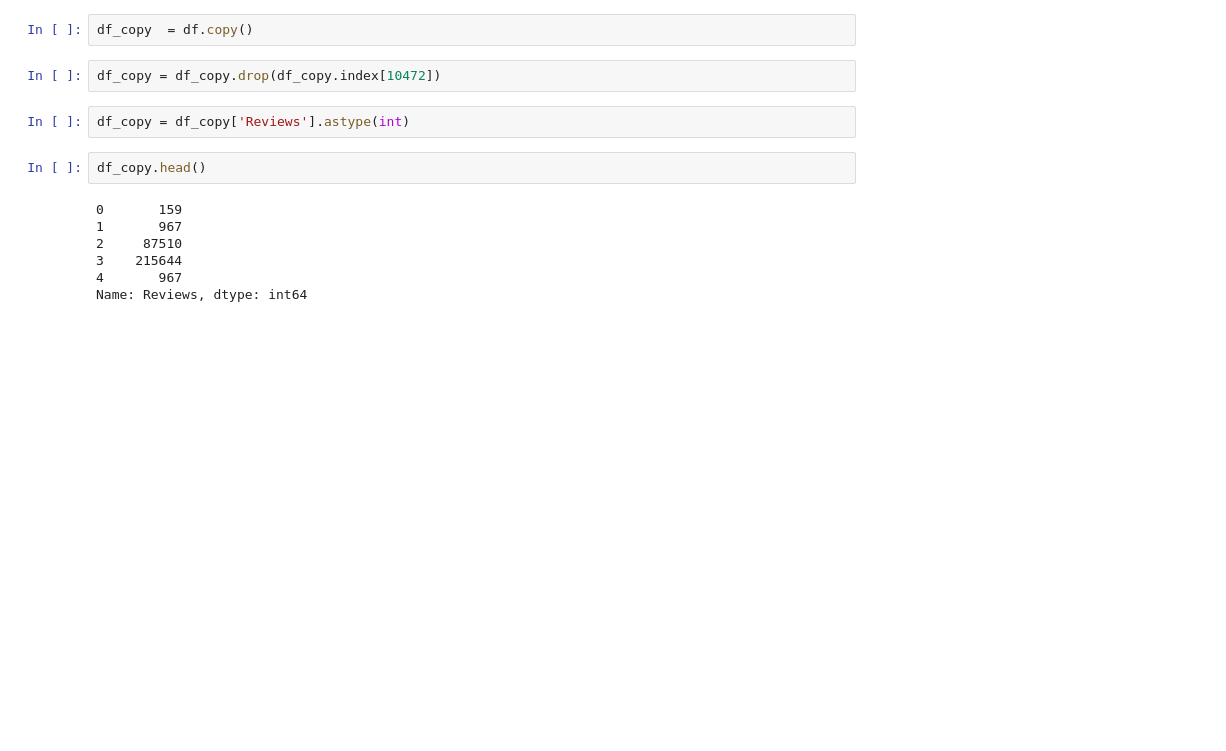
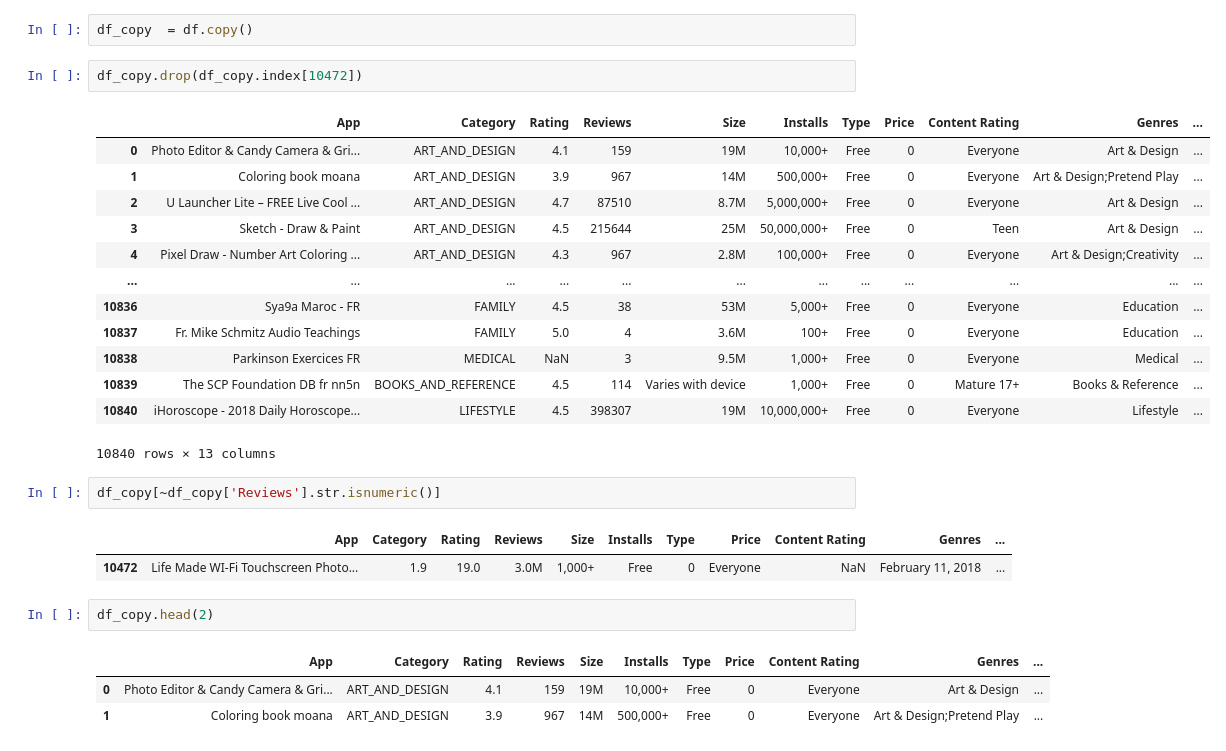
Before and after one commit to Kiritiaajd/MACHINE_LEARNING, a Jupyter notebook: ExploratoryDataAnalysis/Google play store dataset/GoogleDatasetPlayStore.ipynb, the cells around one changed output. Drawn from its saved outputs; the diff is of its cells as text; blank space fills up the shorter version.

```diff
--- a/ExploratoryDataAnalysis/Google play store dataset/GoogleDatasetPlayStore.ipynb
+++ b/ExploratoryDataAnalysis/Google play store dataset/GoogleDatasetPlayStore.ipynb
@@ -132,15 +132,29 @@ df[~df['Reviews'].str.isnumeric()]
 # %%
 df_copy  = df.copy()
 # %%
-df_copy = df_copy.drop(df_copy.index[10472])
+df_copy.drop(df_copy.index[10472])
+# %% [output]
+|  | App | Category | Rating | Reviews | Size | Installs | Type | Price | Content Rating | Genres | ... |
+| 0 | Photo Editor & Candy Camera & Gri... | ART_AND_DESIGN | 4.1 | 159 | 19M | 10,000+ | Free | 0 | Everyone | Art & Design | ... |
+| 1 | Coloring book moana | ART_AND_DESIGN | 3.9 | 967 | 14M | 500,000+ | Free | 0 | Everyone | Art & Design;Pretend Play | ... |
+| 2 | U Launcher Lite – FREE Live Cool ... | ART_AND_DESIGN | 4.7 | 87510 | 8.7M | 5,000,000+ | Free | 0 | Everyone | Art & Design | ... |
+| 3 | Sketch - Draw & Paint | ART_AND_DESIGN | 4.5 | 215644 | 25M | 50,000,000+ | Free | 0 | Teen | Art & Design | ... |
+| 4 | Pixel Draw - Number Art Coloring ... | ART_AND_DESIGN | 4.3 | 967 | 2.8M | 100,000+ | Free | 0 | Everyone | Art & Design;Creativity | ... |
+| ... | ... | ... | ... | ... | ... | ... | ... | ... | ... | ... | ... |
+| 10836 | Sya9a Maroc - FR | FAMILY | 4.5 | 38 | 53M | 5,000+ | Free | 0 | Everyone | Education | ... |
+| 10837 | Fr. Mike Schmitz Audio Teachings | FAMILY | 5.0 | 4 | 3.6M | 100+ | Free | 0 | Everyone | Education | ... |
+| 10838 | Parkinson Exercices FR | MEDICAL | NaN | 3 | 9.5M | 1,000+ | Free | 0 | Everyone | Medical | ... |
+| 10839 | The SCP Foundation DB fr nn5n | BOOKS_AND_REFERENCE | 4.5 | 114 | Varies with device | 1,000+ | Free | 0 | Mature 17+ | Books & Reference | ... |
+| 10840 | iHoroscope - 2018 Daily Horoscope... | LIFESTYLE | 4.5 | 398307 | 19M | 10,000,000+ | Free | 0 | Everyone | Lifestyle | ... |
+10840 rows × 13 columns
 # %%
-df_copy = df_copy['Reviews'].astype(int)
+df_copy[~df_copy['Reviews'].str.isnumeric()]
+# %% [output]
+|  | App | Category | Rating | Reviews | Size | Installs | Type | Price | Content Rating | Genres | ... |
+| 10472 | Life Made WI-Fi Touchscreen Photo... | 1.9 | 19.0 | 3.0M | 1,000+ | Free | 0 | Everyone | NaN | February 11, 2018 | ... |
 # %%
-df_copy.head()
+df_copy.head(2)
 # %% [output]
-0       159
-1       967
-2     87510
-3    215644
-4       967
-Name: Reviews, dtype: int64
+|  | App | Category | Rating | Reviews | Size | Installs | Type | Price | Content Rating | Genres | ... |
+| 0 | Photo Editor & Candy Camera & Gri... | ART_AND_DESIGN | 4.1 | 159 | 19M | 10,000+ | Free | 0 | Everyone | Art & Design | ... |
+| 1 | Coloring book moana | ART_AND_DESIGN | 3.9 | 967 | 14M | 500,000+ | Free | 0 | Everyone | Art & Design;Pretend Play | ... |
```
Also changed, not shown: parts of 2 cells of this notebook.
